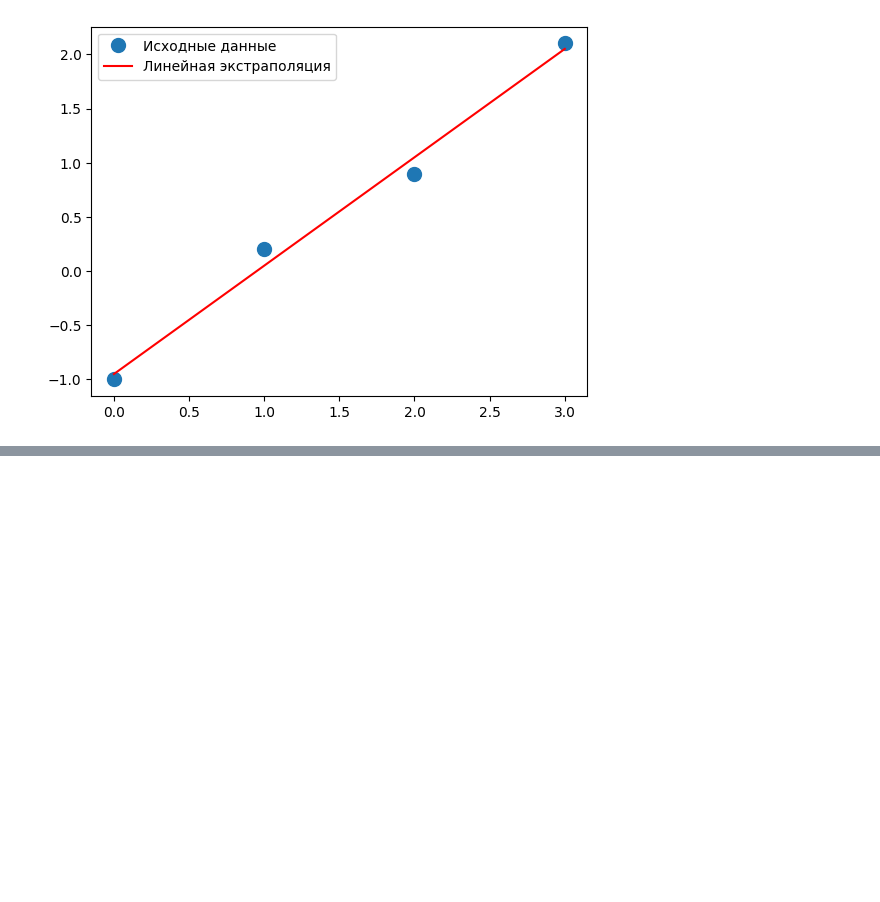
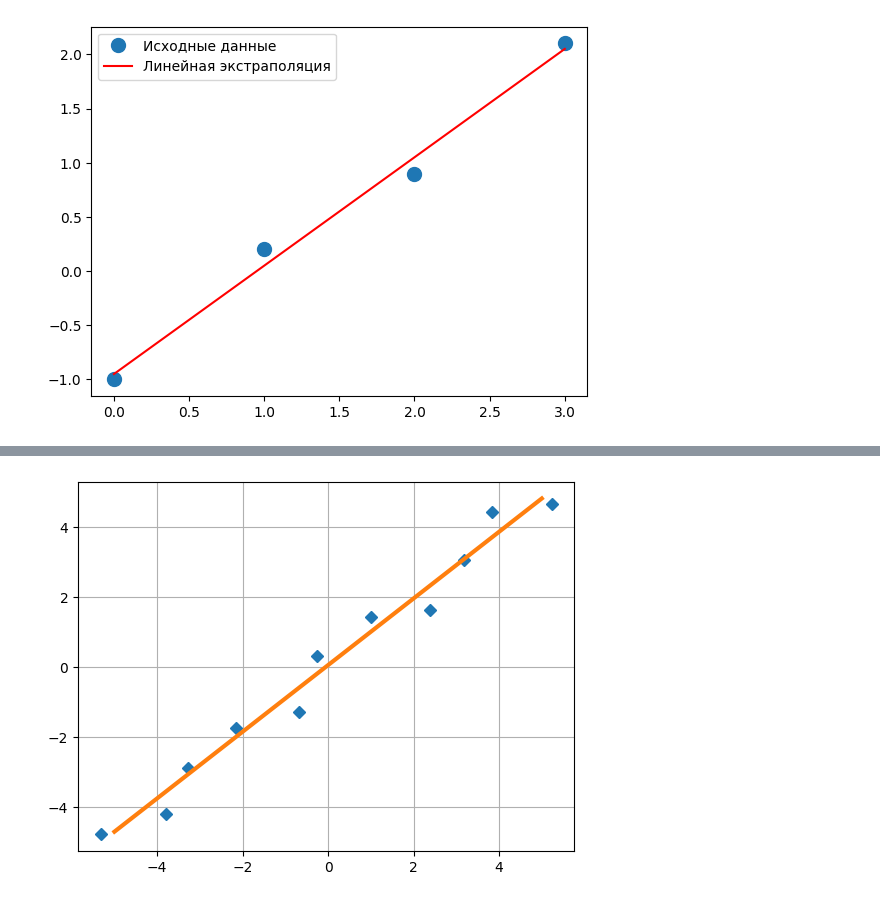
Before and after one commit to zina1t/-, a Jupyter notebook: Искусственный интеллект/Рабочая_тетрадь_4/Griaztsov_V_Workbook4.ipynb, the cells around one changed output, grey strips where cells are left out. Drawn from its saved outputs; the diff is of its cells as text; code cells hidden in the pictures; blank space fills up the shorter version.

```diff
--- a/Искусственный интеллект/Рабочая_тетрадь_4/Griaztsov_V_Workbook4.ipynb
+++ b/Искусственный интеллект/Рабочая_тетрадь_4/Griaztsov_V_Workbook4.ipynb
@@ -54,0 +134,13 @@ plt.show()
+# %%
+delta = 1.0
+x = linspace(-5,5,11)
+y = x+delta*(rand(11)-0.5)
+x += delta*(rand(11)-0.5)
+m = vstack((x, ones(11))).T
+s = np.linalg.lstsq(m, y, rcond = None)[0]
+x_prec = linspace(-5,5,101)
+plt.plot(x,y,'D')
+plt.plot(x_prec, s[0] * x_prec + s[1],'-', lw = 3)
+plt.grid()
+# %% [output]
+[figure, added]
```
Also changed, not shown: parts of 10 cells of this notebook.
